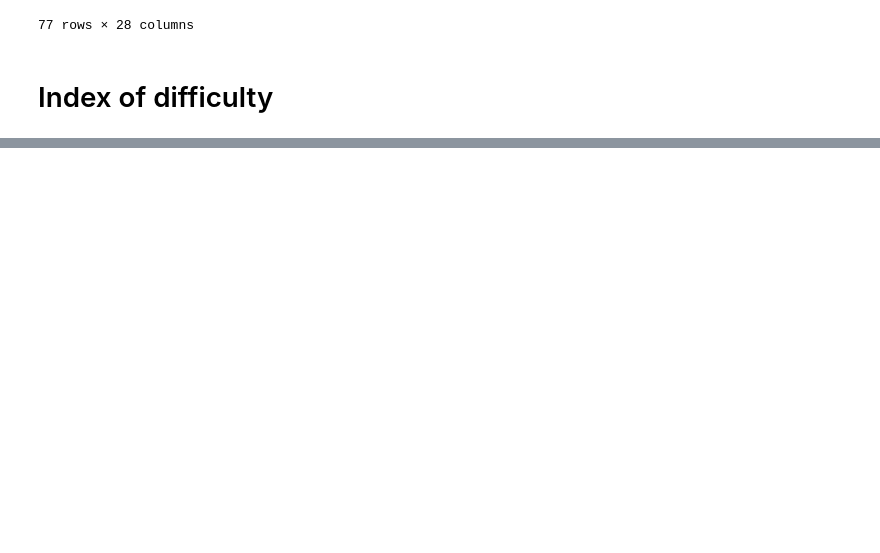
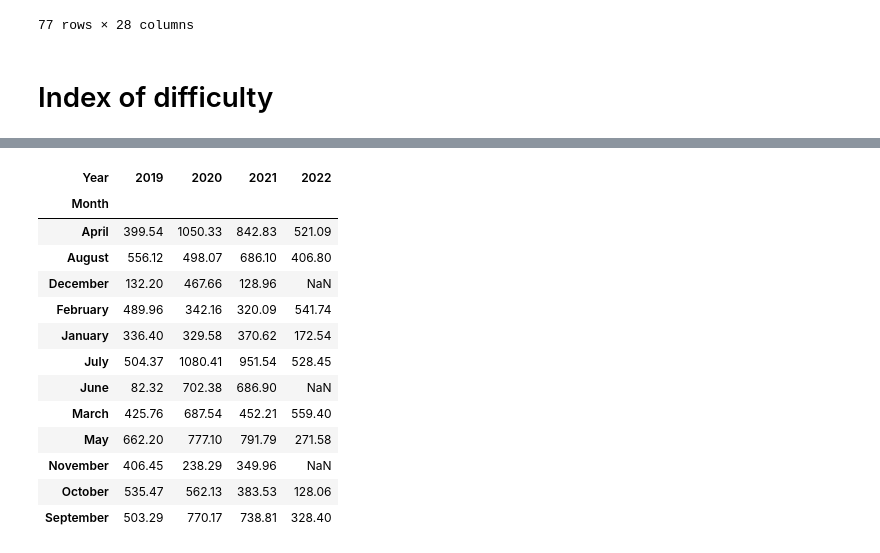
Before and after one commit to RadimJedlicka/my_garmin_data, a Jupyter notebook: cycling_activities.ipynb, the cells around one changed output, grey strips where cells are left out. Cells and saved outputs as stored; diff of their text form; code cells hidden in the pictures; blank space fills up the shorter version.

```diff
--- a/cycling_activities.ipynb
+++ b/cycling_activities.ipynb
@@ -406,0 +494,17 @@ Difficulty.head(20)
+# %%
+df_super.pivot_table('Distance', 'Month', 'Year', aggfunc='sum')
+# %% [output]
+| Year | 2019 | 2020 | 2021 | 2022 |
+| Month |  |  |  |  |
+| April | 399.54 | 1050.33 | 842.83 | 521.09 |
+| August | 556.12 | 498.07 | 686.10 | 406.80 |
+| December | 132.20 | 467.66 | 128.96 | NaN |
+| February | 489.96 | 342.16 | 320.09 | 541.74 |
+| January | 336.40 | 329.58 | 370.62 | 172.54 |
+| July | 504.37 | 1080.41 | 951.54 | 528.45 |
+| June | 82.32 | 702.38 | 686.90 | NaN |
+| March | 425.76 | 687.54 | 452.21 | 559.40 |
+| May | 662.20 | 777.10 | 791.79 | 271.58 |
+| November | 406.45 | 238.29 | 349.96 | NaN |
+| October | 535.47 | 562.13 | 383.53 | 128.06 |
+| September | 503.29 | 770.17 | 738.81 | 328.40 |
```
Also changed, not shown: parts of 14 cells of this notebook, 9 other files.
